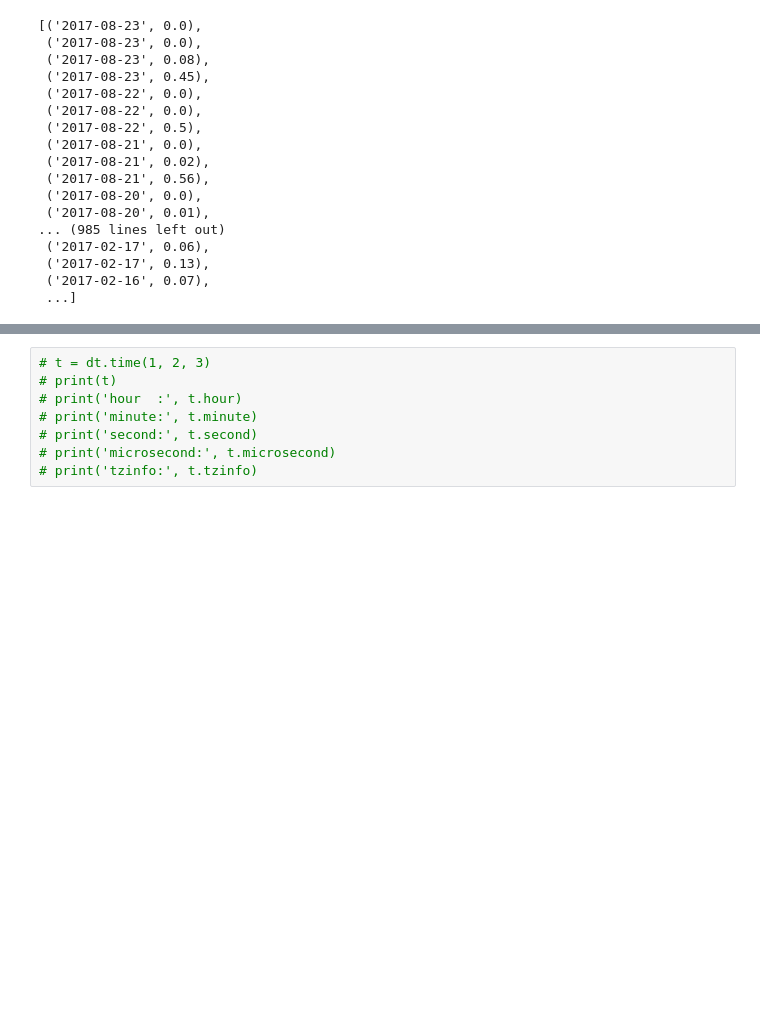
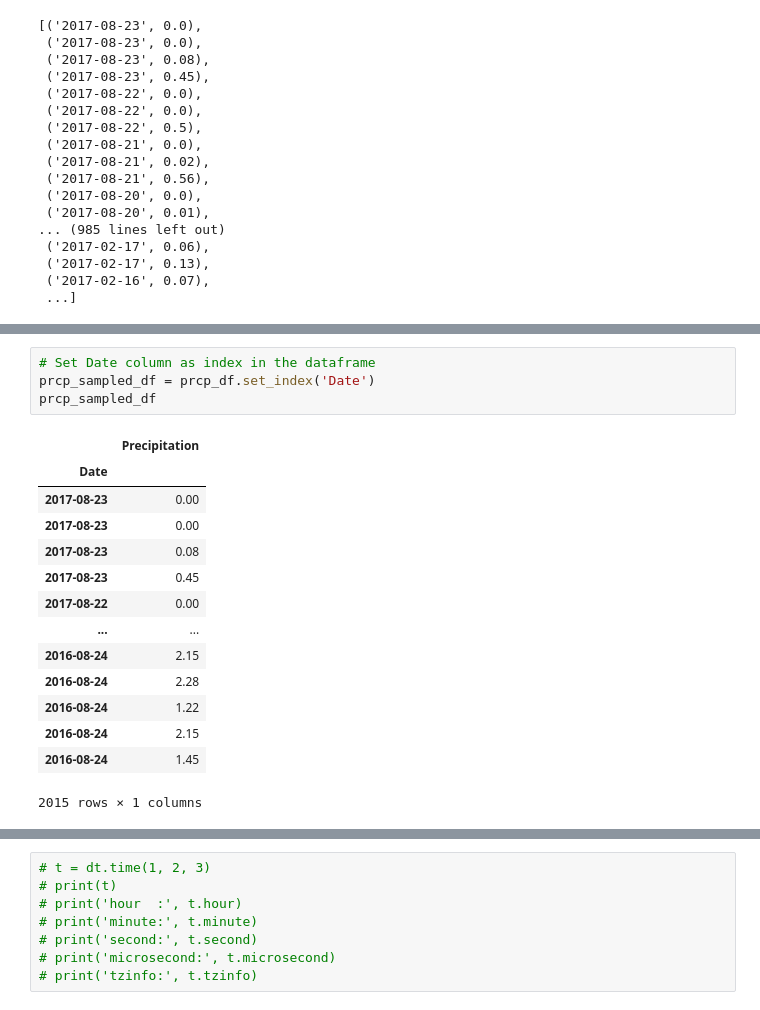
Before and after one commit to IrinaUX/sqlalchemy-challenge, a Jupyter notebook: climate_starter.ipynb, the cells around one changed output, grey strips where cells are left out. Drawn from its saved outputs; the diff is of its cells as text; blank space fills up the shorter version.

```diff
--- a/climate_starter.ipynb
+++ b/climate_starter.ipynb
@@ -543,0 +691,19 @@ session.query(Meas.date, Meas.prcp).\
+# %%
+# Set Date column as index in the dataframe
+prcp_sampled_df = prcp_df.set_index('Date')
+prcp_sampled_df
+# %% [output]
+|  | Precipitation |
+| Date |  |
+| 2017-08-23 | 0.00 |
+| 2017-08-23 | 0.00 |
+| 2017-08-23 | 0.08 |
+| 2017-08-23 | 0.45 |
+| 2017-08-22 | 0.00 |
+| ... | ... |
+| 2016-08-24 | 2.15 |
+| 2016-08-24 | 2.28 |
+| 2016-08-24 | 1.22 |
+| 2016-08-24 | 2.15 |
+| 2016-08-24 | 1.45 |
+2015 rows × 1 columns
```
Also changed, not shown: parts of 26 cells of this notebook.
